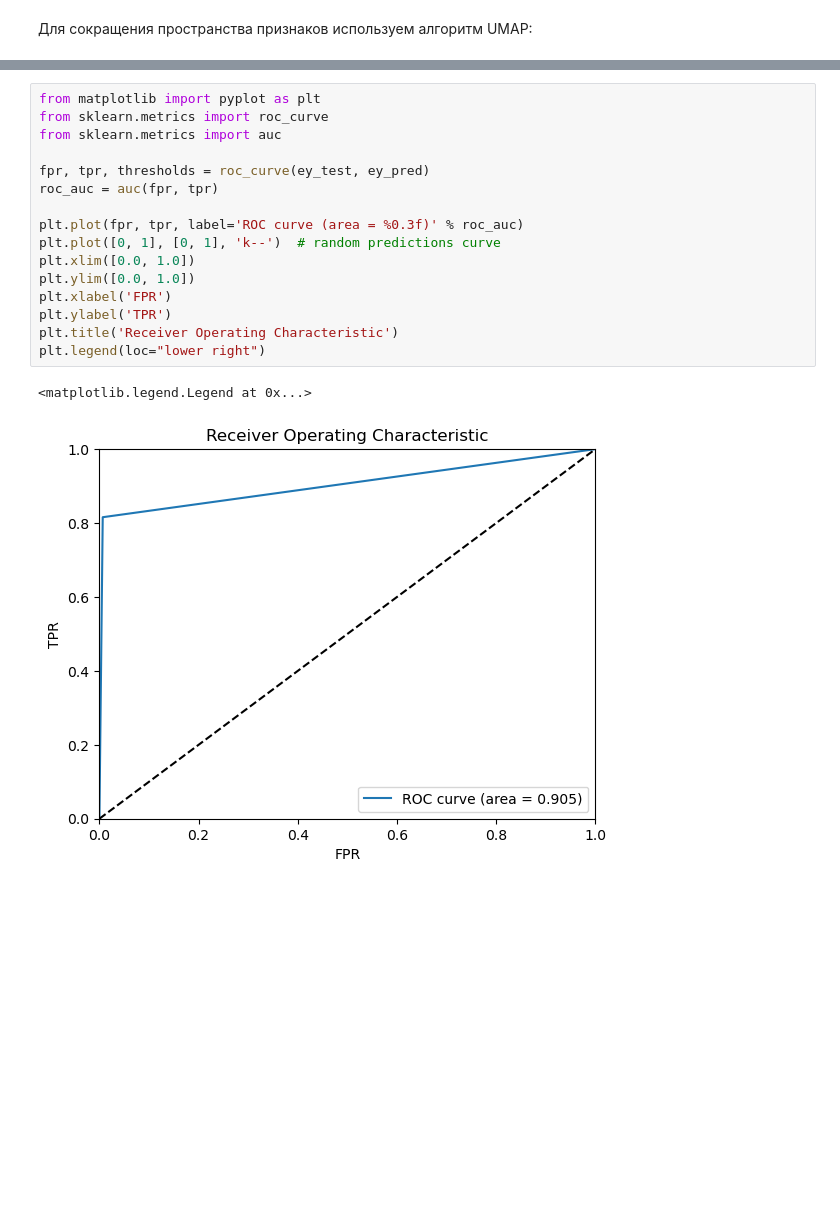
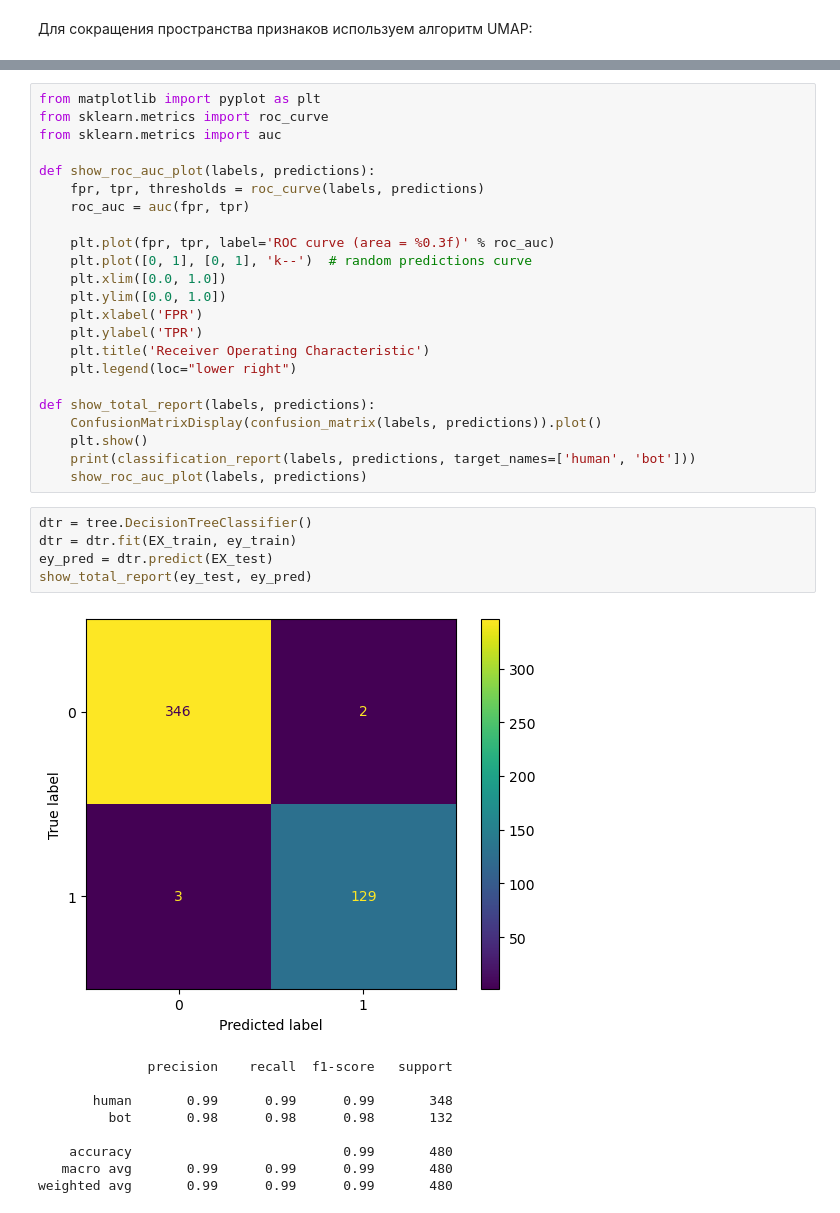
Before and after one commit to itsecd/ml-for-sec-lab1, a Jupyter notebook: Klionkin_6231_lab1.ipynb, the cells around one changed output, grey strips where cells are left out. Saved outputs shown, nothing was run; the diff lists cells and outputs as text; blank space fills up the shorter version.

```diff
--- a/Klionkin_6231_lab1.ipynb
+++ b/Klionkin_6231_lab1.ipynb
@@ -210,19 +280,38 @@ weighted avg       0.95      0.95      0.95       600
-# %%
-from matplotlib import pyplot as plt
-from sklearn.metrics import roc_curve
-from sklearn.metrics import auc
-
-fpr, tpr, thresholds = roc_curve(ey_test, ey_pred)
-roc_auc = auc(fpr, tpr)
-
-plt.plot(fpr, tpr, label='ROC curve (area = %0.3f)' % roc_auc)
-plt.plot([0, 1], [0, 1], 'k--')  # random predictions curve
-plt.xlim([0.0, 1.0])
-plt.ylim([0.0, 1.0])
-plt.xlabel('FPR')
-plt.ylabel('TPR')
-plt.title('Receiver Operating Characteristic')
-plt.legend(loc="lower right")
-# %% [output]
-<matplotlib.legend.Legend at 0x...>
-[figure, removed]
+# %%
+from matplotlib import pyplot as plt
+from sklearn.metrics import roc_curve
+from sklearn.metrics import auc
+
+def show_roc_auc_plot(labels, predictions):
+    fpr, tpr, thresholds = roc_curve(labels, predictions)
+    roc_auc = auc(fpr, tpr)
+
+    plt.plot(fpr, tpr, label='ROC curve (area = %0.3f)' % roc_auc)
+    plt.plot([0, 1], [0, 1], 'k--')  # random predictions curve
+    plt.xlim([0.0, 1.0])
+    plt.ylim([0.0, 1.0])
+    plt.xlabel('FPR')
+    plt.ylabel('TPR')
+    plt.title('Receiver Operating Characteristic')
+    plt.legend(loc="lower right")
+
+def show_total_report(labels, predictions):
+    ConfusionMatrixDisplay(confusion_matrix(labels, predictions)).plot()
+    plt.show()
+    print(classification_report(labels, predictions, target_names=['human', 'bot']))
+    show_roc_auc_plot(labels, predictions)
+# %%
+dtr = tree.DecisionTreeClassifier()
+dtr = dtr.fit(EX_train, ey_train)
+ey_pred = dtr.predict(EX_test)
+show_total_report(ey_test, ey_pred)
+# %% [output]
+[figure, added]
+              precision    recall  f1-score   support
+
+       human       0.99      0.99      0.99       348
+         bot       0.98      0.98      0.98       132
+
+    accuracy                           0.99       480
+   macro avg       0.99      0.99      0.99       480
+weighted avg       0.99      0.99      0.99       480
```
Also changed, not shown: parts of 39 cells of this notebook, 5 other files.
